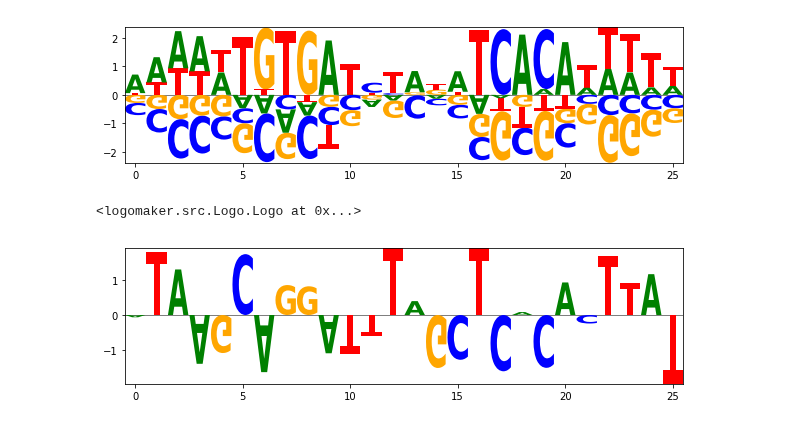
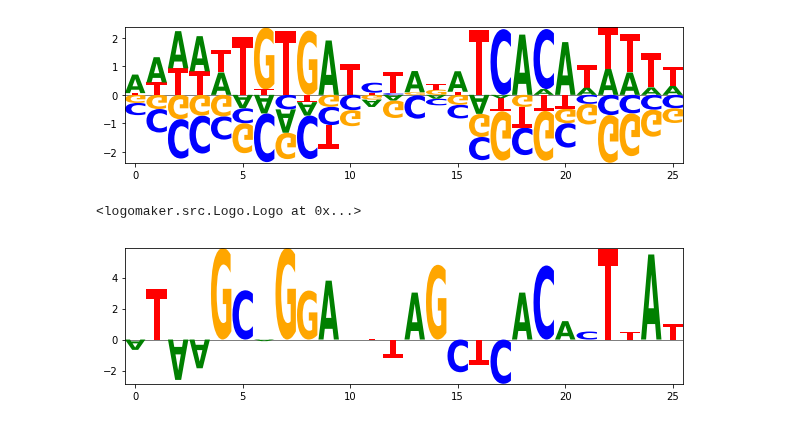
Before and after one commit to jbkinney/logomaker, a Jupyter notebook: jupyter_notebooks/19.03.12_transform_matrix.ipynb, the cells around one changed output. Cells and saved outputs as stored; diff of their text form; code cells hidden in the pictures.

Commit message:
added input checks for all public data.py methods. replaced assert statements with checks. moved saliency_to_matrix to data.py. Updated jupyter notebooks

```diff
--- a/jupyter_notebooks/19.03.12_transform_matrix.ipynb
+++ b/jupyter_notebooks/19.03.12_transform_matrix.ipynb
@@ -150,12 +150,11 @@ logomaker.Logo(centered_mat)
 [figure]
 # %%
 # draw saliency matrix
+sequence = 'ATAAGCAGGATTTAGCTCACACTTAT'
+saliency_values = np.random.uniform(low=-3.0, high=6.0, size=(len(sequence),))
 
-sequence = 'ATAAGCAGGATTTAGCTCACACTTAT'
-saliency_values = np.random.uniform(low=-2.0, high=2.0, size=(len(sequence),))
-
-saliency_mat = logo.saliency_to_matrix(sequence,saliency_values)
+saliency_mat = logomaker.saliency_to_matrix(sequence,saliency_values)
 logomaker.Logo(saliency_mat)
 # %% [output]
 <logomaker.src.Logo.Logo at 0x...>
-[figure, old version]
+[figure, new version]
```
Also changed, not shown: 5 other files.
